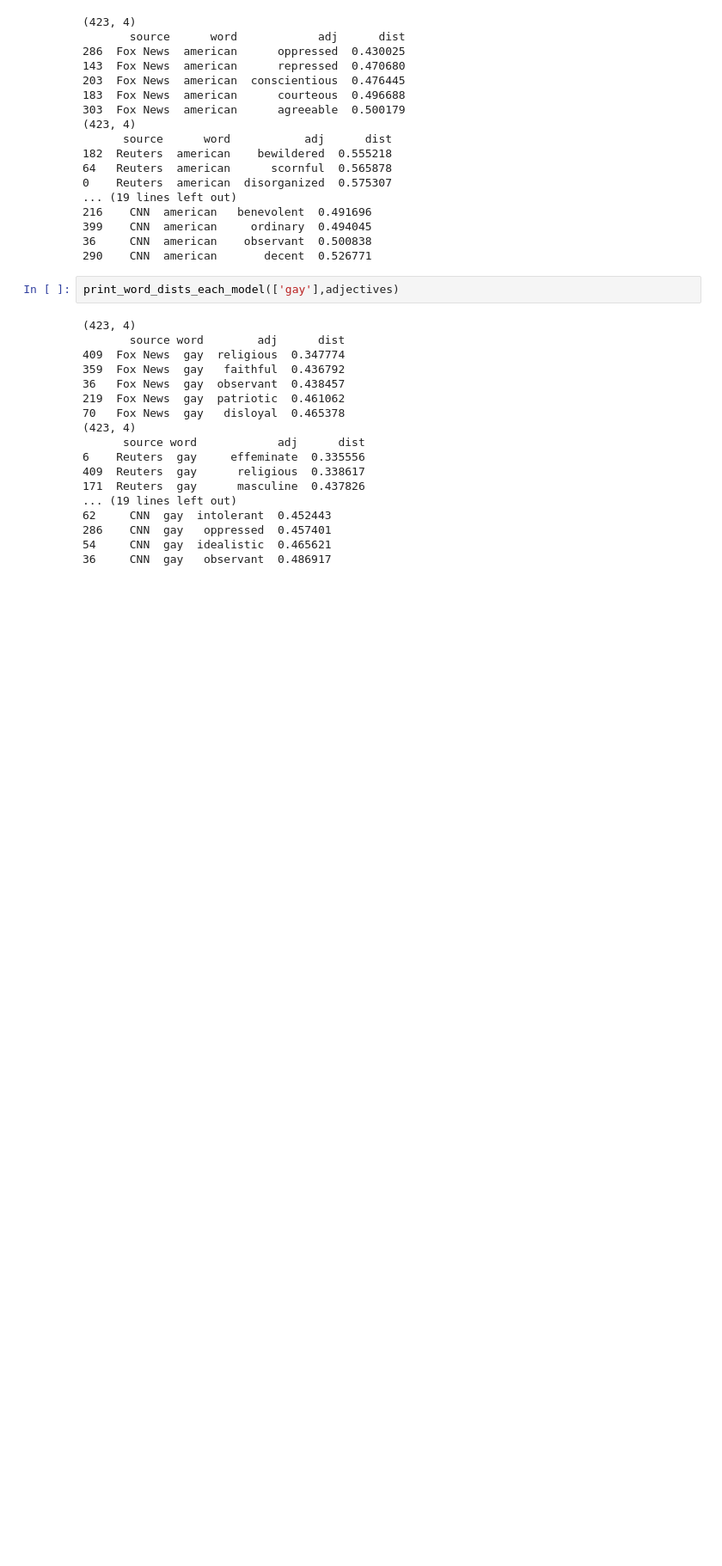
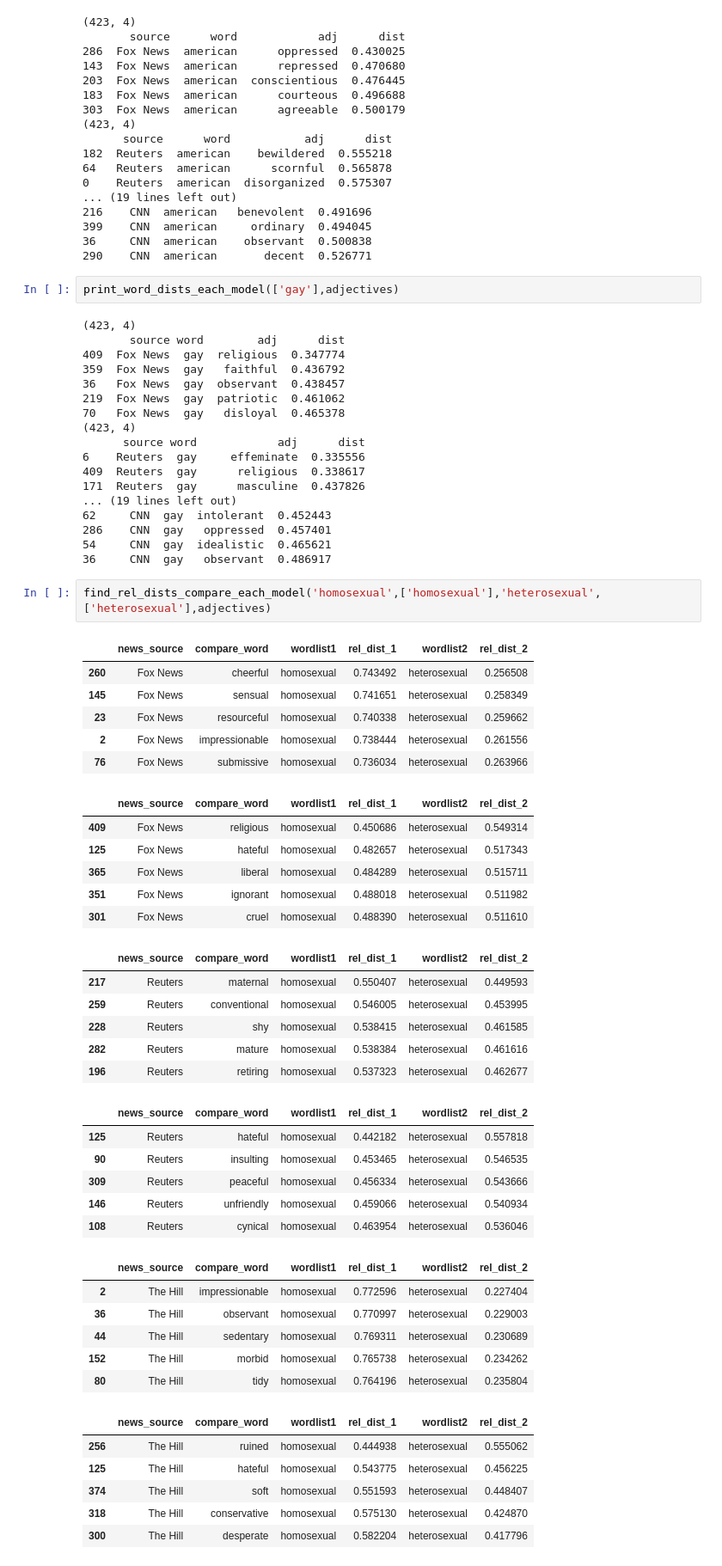
Before and after one commit to abbynewcomb/word_embeddings, a Jupyter notebook: analysis.ipynb, the cells around one changed output. Shown: that part at 86% size. Cells and saved outputs as stored; diff of their text form; blank space fills up the shorter version.

```diff
--- a/analysis.ipynb
+++ b/analysis.ipynb
@@ -444,3 +426,42 @@ print_word_dists_each_model(['gay'],adjectives)
 286    CNN  gay   oppressed  0.457401
 54     CNN  gay  idealistic  0.465621
 36     CNN  gay   observant  0.486917
+# %%
+find_rel_dists_compare_each_model('homosexual',['homosexual'],'heterosexual',['heterosexual'],adjectives)
+# %% [output]
+|  | news_source | compare_word | wordlist1 | rel_dist_1 | wordlist2 | rel_dist_2 |
+| 260 | Fox News | cheerful | homosexual | 0.743492 | heterosexual | 0.256508 |
+| 145 | Fox News | sensual | homosexual | 0.741651 | heterosexual | 0.258349 |
+| 23 | Fox News | resourceful | homosexual | 0.740338 | heterosexual | 0.259662 |
+| 2 | Fox News | impressionable | homosexual | 0.738444 | heterosexual | 0.261556 |
+| 76 | Fox News | submissive | homosexual | 0.736034 | heterosexual | 0.263966 |
+|  | news_source | compare_word | wordlist1 | rel_dist_1 | wordlist2 | rel_dist_2 |
+| 409 | Fox News | religious | homosexual | 0.450686 | heterosexual | 0.549314 |
+| 125 | Fox News | hateful | homosexual | 0.482657 | heterosexual | 0.517343 |
+| 365 | Fox News | liberal | homosexual | 0.484289 | heterosexual | 0.515711 |
+| 351 | Fox News | ignorant | homosexual | 0.488018 | heterosexual | 0.511982 |
+| 301 | Fox News | cruel | homosexual | 0.488390 | heterosexual | 0.511610 |
+|  | news_source | compare_word | wordlist1 | rel_dist_1 | wordlist2 | rel_dist_2 |
+| 217 | Reuters | maternal | homosexual | 0.550407 | heterosexual | 0.449593 |
+| 259 | Reuters | conventional | homosexual | 0.546005 | heterosexual | 0.453995 |
+| 228 | Reuters | shy | homosexual | 0.538415 | heterosexual | 0.461585 |
+| 282 | Reuters | mature | homosexual | 0.538384 | heterosexual | 0.461616 |
+| 196 | Reuters | retiring | homosexual | 0.537323 | heterosexual | 0.462677 |
+|  | news_source | compare_word | wordlist1 | rel_dist_1 | wordlist2 | rel_dist_2 |
+| 125 | Reuters | hateful | homosexual | 0.442182 | heterosexual | 0.557818 |
+| 90 | Reuters | insulting | homosexual | 0.453465 | heterosexual | 0.546535 |
+| 309 | Reuters | peaceful | homosexual | 0.456334 | heterosexual | 0.543666 |
+| 146 | Reuters | unfriendly | homosexual | 0.459066 | heterosexual | 0.540934 |
+| 108 | Reuters | cynical | homosexual | 0.463954 | heterosexual | 0.536046 |
+|  | news_source | compare_word | wordlist1 | rel_dist_1 | wordlist2 | rel_dist_2 |
+| 2 | The Hill | impressionable | homosexual | 0.772596 | heterosexual | 0.227404 |
+| 36 | The Hill | observant | homosexual | 0.770997 | heterosexual | 0.229003 |
+| 44 | The Hill | sedentary | homosexual | 0.769311 | heterosexual | 0.230689 |
+| 152 | The Hill | morbid | homosexual | 0.765738 | heterosexual | 0.234262 |
+| 80 | The Hill | tidy | homosexual | 0.764196 | heterosexual | 0.235804 |
+|  | news_source | compare_word | wordlist1 | rel_dist_1 | wordlist2 | rel_dist_2 |
+| 256 | The Hill | ruined | homosexual | 0.444938 | heterosexual | 0.555062 |
+| 125 | The Hill | hateful | homosexual | 0.543775 | heterosexual | 0.456225 |
+| 374 | The Hill | soft | homosexual | 0.551593 | heterosexual | 0.448407 |
+| 318 | The Hill | conservative | homosexual | 0.575130 | heterosexual | 0.424870 |
+| 300 | The Hill | desperate | homosexual | 0.582204 | heterosexual | 0.417796 |
```
Also changed, not shown: parts of 4 cells of this notebook.
